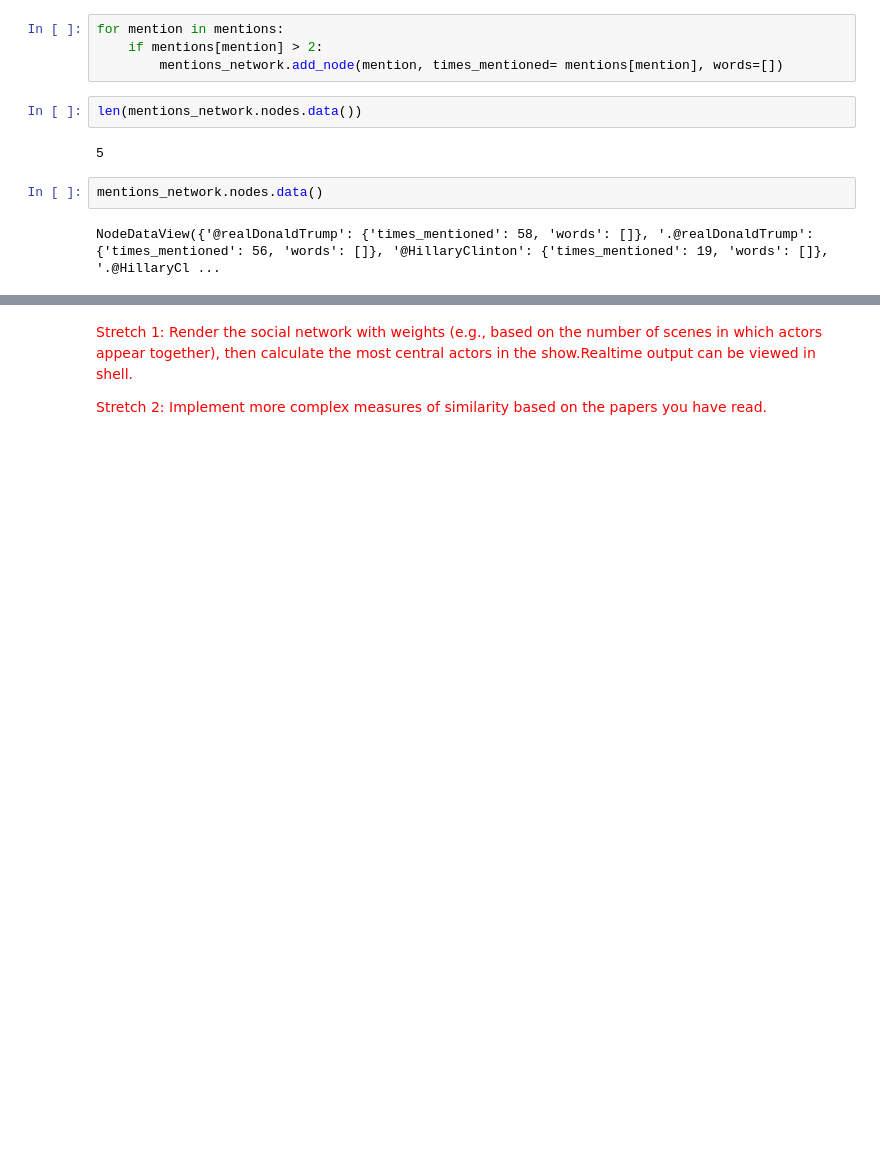
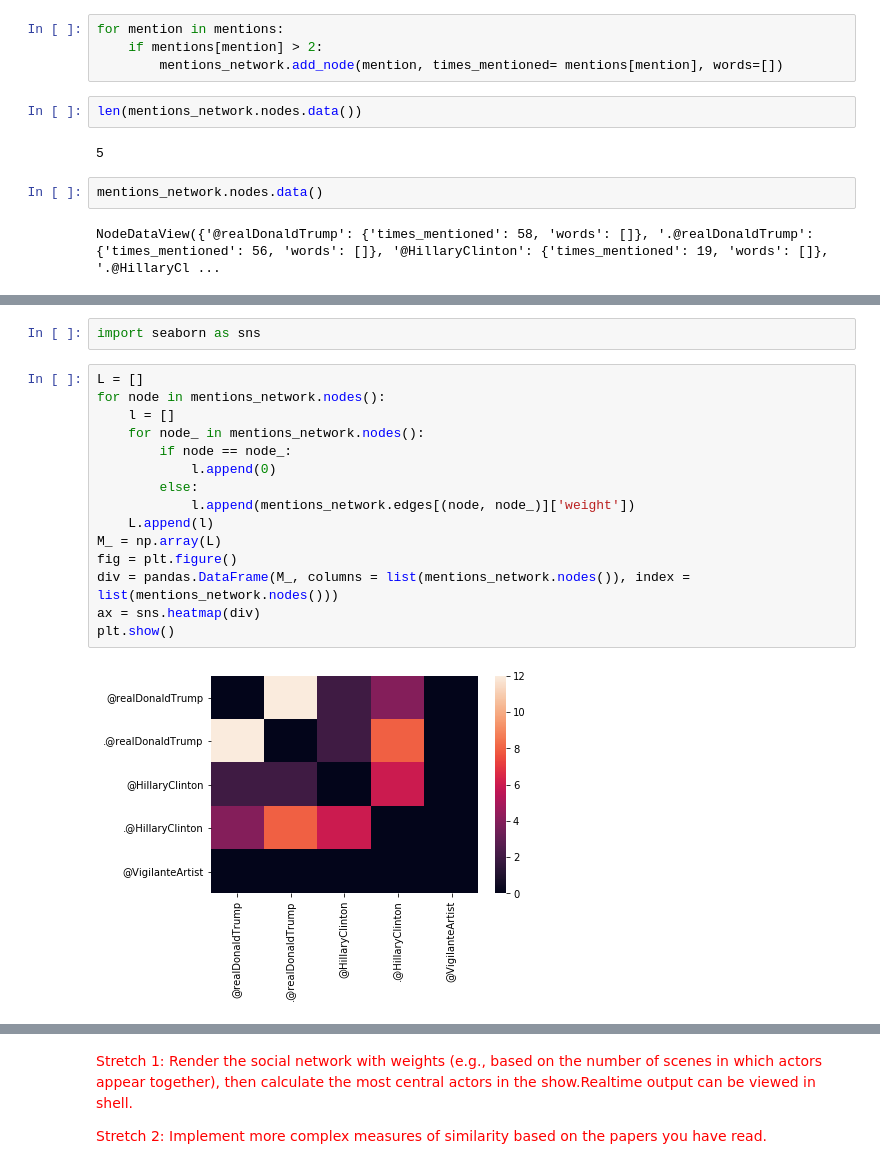
Before and after one commit to rkcatipon/Content-Analysis-2020, a Jupyter notebook: week-5/5-HW-Response.ipynb, the cells around one changed output, grey strips where cells are left out. Saved outputs shown, nothing was run; the diff lists cells and outputs as text; blank space fills up the shorter version.

```diff
--- a/week-5/5-HW-Response.ipynb
+++ b/week-5/5-HW-Response.ipynb
@@ -1094,0 +1124,19 @@ nx.draw(actor_network, with_labels=True, font_weight='bold')
+# %%
+import seaborn as sns
+# %%
+L = []
+for node in mentions_network.nodes():
+    l = []
+    for node_ in mentions_network.nodes():
+        if node == node_:
+            l.append(0)
+        else:
+            l.append(mentions_network.edges[(node, node_)]['weight'])
+    L.append(l)
+M_ = np.array(L)
+fig = plt.figure()
+div = pandas.DataFrame(M_, columns = list(mentions_network.nodes()), index = list(mentions_network.nodes()))
+ax = sns.heatmap(div)
+plt.show()
+# %% [output]
+[figure, added]
```
Also changed, not shown: parts of 7 cells of this notebook.
